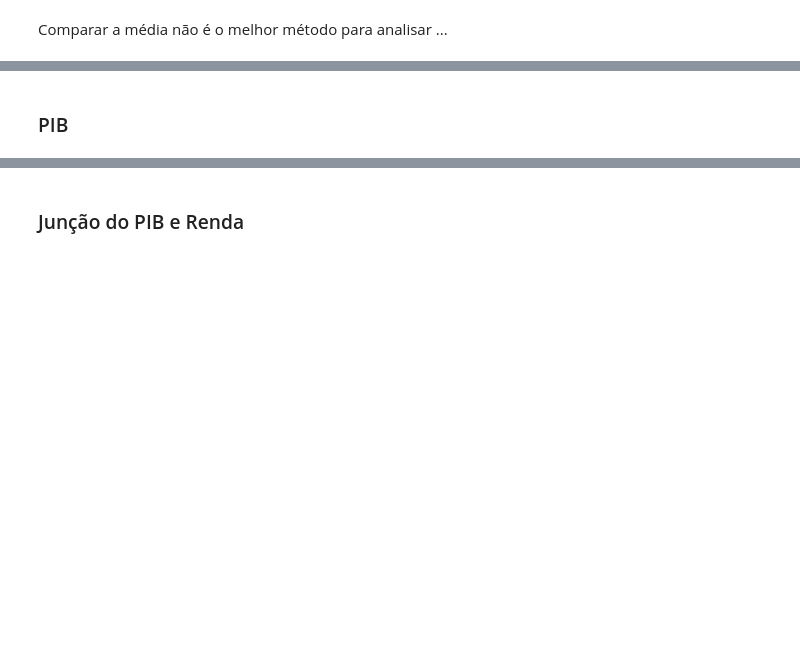
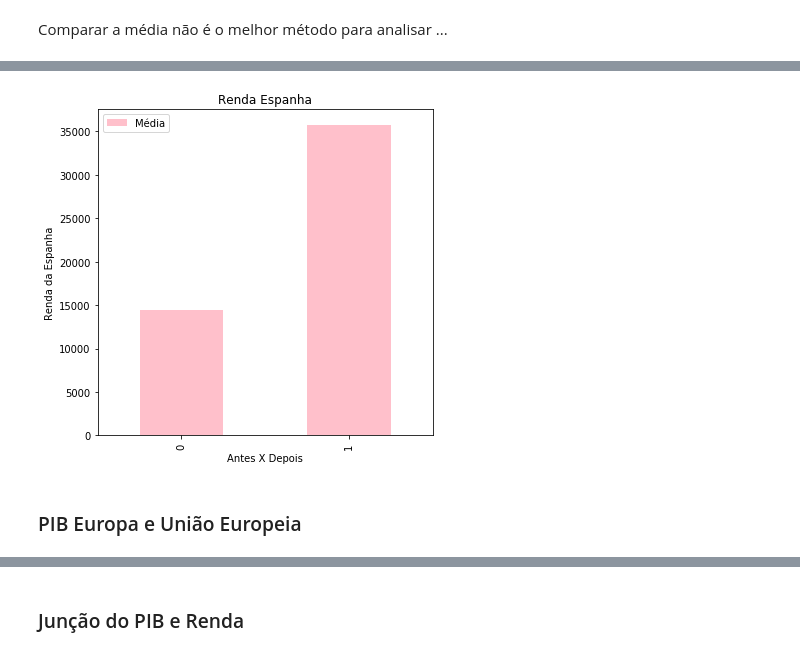
Before and after one commit to ellenbs/Projeto-1-CD, a Jupyter notebook: Projeto1.ipynb, the cells around one changed output, grey strips where cells are left out. Drawn from its saved outputs; the diff is of its cells as text; code cells hidden in the pictures; blank space fills up the shorter version.

```diff
--- a/Projeto1.ipynb
+++ b/Projeto1.ipynb
@@ -129,2 +158,18 @@ Coeficiente angular: -0.12276905080213904
+# %%
+#Médias antes e depois
+media_renda_antes = renda_espanha_antes.mean()
+media_renda_depois = renda_espanha_depois.mean()
+
+dados_comparacao_renda = {
+'Época': ['Antes', 'Depois'],
+'Média': [media_renda_antes, media_renda_depois]}
+media_renda_espanha = pd.DataFrame(dados_comparacao_renda, columns=['Época', 'Média'])
+
+plot = media_renda_espanha.plot(kind='bar',title='Renda Espanha',figsize=(6, 6),color=('pink'))
+plt.ylabel('Renda da Espanha')
+plt.xlabel('Antes X Depois')
+plt.show()
+# %% [output]
+[figure, added]
 # %% [markdown]
-### PIB
+### PIB Europa e União Europeia
```
Also changed, not shown: parts of 41 cells of this notebook, 1 other file.
